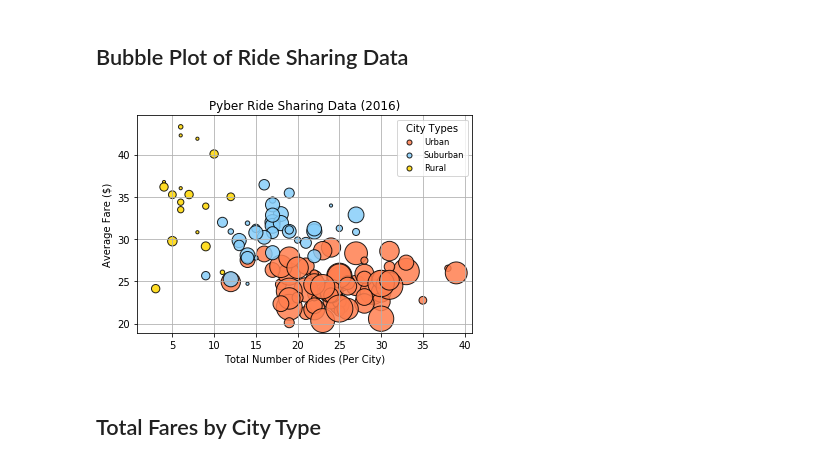
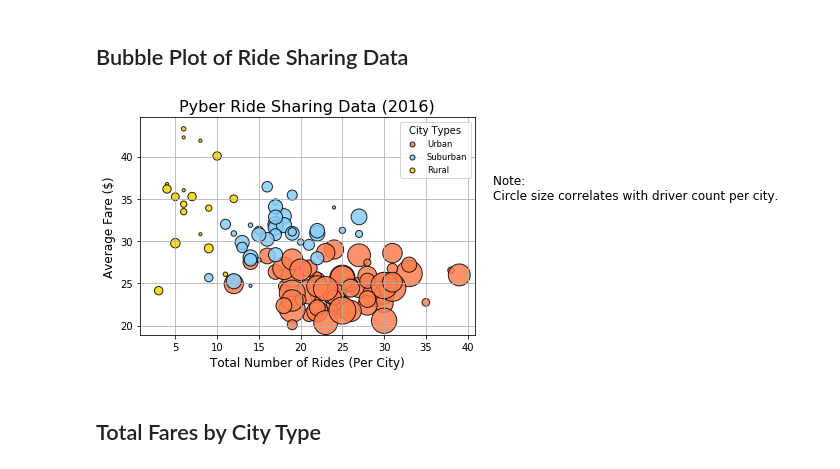
Before and after one commit to Yara1994/Matplotlib-Pyber, a Jupyter notebook: Pyber.ipynb, the cells around one changed output. Cells and saved outputs as stored; diff of their text form; code cells hidden in the pictures.

```diff
--- a/Pyber.ipynb
+++ b/Pyber.ipynb
@@ -69,35 +70,41 @@ y_suburban = suburban_city_type["fare"].mean()
 s_suburban = suburban_city_type["driver_count"].max()
 
 # Rural calculations of ride count (x), fare average(y), max driver count (s - scalar value, as size)
 
 x_rural = rural_city_type["ride_id"].count()
 y_rural = rural_city_type["fare"].mean()
 s_rural = rural_city_type["driver_count"].max()
 
 # Build the scatter plots for each city types
 
 plt.scatter(x_urban, y_urban, marker = "o", facecolors = "coral", edgecolors = "black", s = s_urban * 10 , alpha = 0.85, linewidths = 1, label = "Urban")
 plt.scatter(x_suburban, y_suburban, marker = "o", facecolors = "lightskyblue", edgecolors = "black", s = s_suburban * 10, alpha = 0.85, linewidths = 1, label = "Suburban")
 plt.scatter(x_rural, y_rural, marker = "o", facecolors = "gold", edgecolors = "black", s = s_rural * 10, alpha = 0.85, linewidths = 1, label = "Rural")
 
 # Incorporate the other graph properties
 
-plt.title("Pyber Ride Sharing Data (2016)")
-plt.xlabel("Total Number of Rides (Per City)")
-plt.ylabel("Average Fare ($)")
+plt.title("Pyber Ride Sharing Data (2016)", fontsize = 16)
+plt.xlabel("Total Number of Rides (Per City)", fontsize = 12)
+plt.ylabel("Average Fare ($)", fontsize = 12)
 plt.grid()
 
 # Create a legend
 
 legend = plt.legend(title = "City Types", loc = "upper right", fontsize = "small")
 legend.legendHandles[0]._sizes = [25]
 legend.legendHandles[1]._sizes = [25]
 legend.legendHandles[2]._sizes = [25]
 
 # Incorporate a text label regarding circle size
 
-
+plt.text(43, 35, "Note: \nCircle size correlates with driver count per city.", fontsize = 12)
 
 # Save Figure
+
+plt.savefig("Images/Pyber_Ride_Sharing_Data_2016.png", bbox_inches = "tight")
+
+# Show plot
+
+plt.show()
 # %% [output]
-[figure, old version]
+[figure, new version]
```
Also changed, not shown: parts of 11 cells of this notebook, 4 other files.
